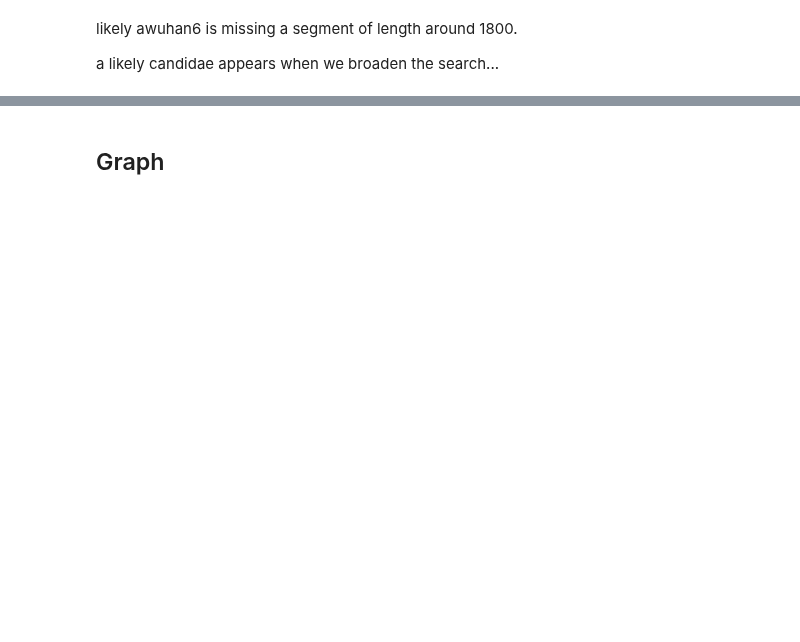
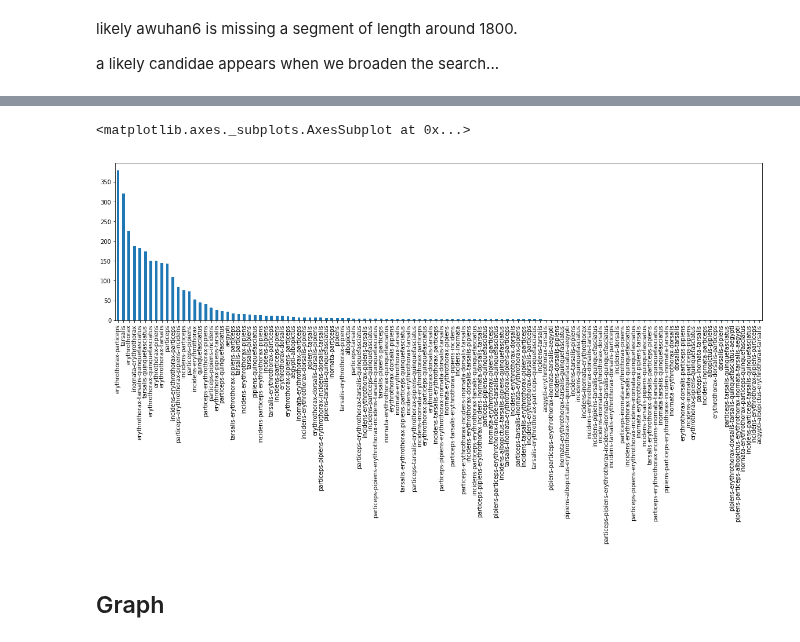
Before and after one commit to czbiohub-sf/california-mosquito-study, a Jupyter notebook: notebooks/Multisegmented Virus Hunting.ipynb, the cells around one changed output, grey strips where cells are left out. Cells and saved outputs as stored; diff of their text form; code cells hidden in the pictures; blank space fills up the shorter version.

```diff
--- a/notebooks/Multisegmented Virus Hunting.ipynb
+++ b/notebooks/Multisegmented Virus Hunting.ipynb
@@ -280,3 +318,10 @@ Contig Lengths:  6606,6613,6612,6611,6620,6614,6618,6613,6614,6612,6634,3265+295
+# %%
+species_combo = pd.Series(["-".join(set([species[member.sample] for member in clusters[cluster_id]]))
+                      for cluster_id in clusters]).value_counts()
+species_combo.plot.bar(color='C0', figsize=(20,5))
+# %% [output]
+<matplotlib.axes._subplots.AxesSubplot at 0x...>
+[figure, added]
 # %% [markdown]
 ## Graph
 # %%
```
Also changed, not shown: parts of 13 cells of this notebook.
